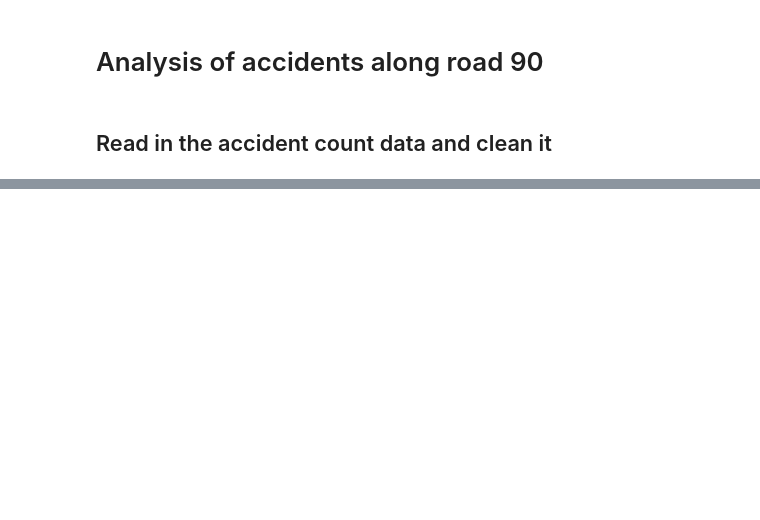
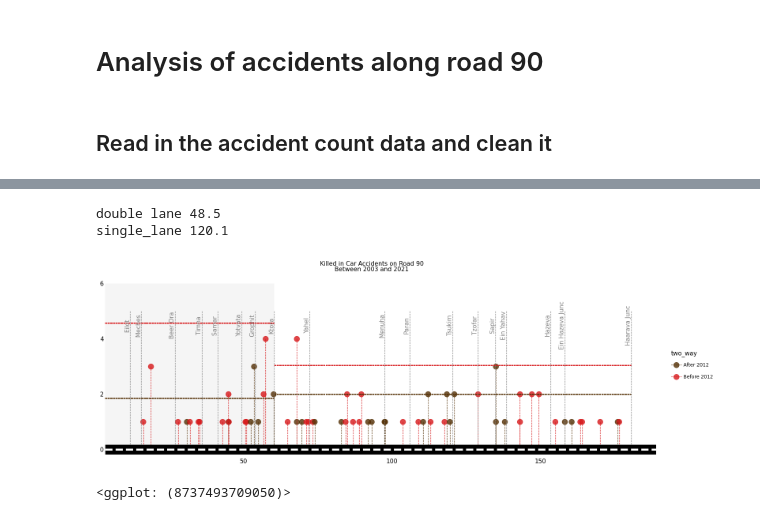
Before and after one commit to omrihar/k90, a Jupyter notebook: notebooks/accidents_90.ipynb, the cells around one changed output, grey strips where cells are left out. Drawn from its saved outputs; the diff is of its cells as text; code cells hidden in the pictures; blank space fills up the shorter version.

```diff
--- a/notebooks/accidents_90.ipynb
+++ b/notebooks/accidents_90.ipynb
@@ -46,3 +53,0 @@ The default value of regex will change from True to False in a future version.
-# %%
-single_lane = [62.7, 183]
-double_lane = [14.8, 62.7]
@@ -70,0 +178,11 @@ df_place
+# %%
+df_junctions = pd.DataFrame({
+    'name': ['Eilot',
+        'Meches', 'Beer Ora', 'Timna', 'Samar', 'Yotvata', 'Grophit', 'Ktora', 'Yahel', 'Menuha', 'Paran',
+        'Tsukim', 'Tzofar', 'Sapir', 'Ein Yahav', 'Hazeva', 'Ein Hazeva Junc', 'Haarava Junc'
+        ],
+    'location':[
+        11.9, 15.6, 27, 36, 41.3, 49.5, 54, 60.4, 72.3, 97.6, 105.9, 120.4, 128.9, 134.8, 138.6, 153.4, 158.2, 180.5]
+})
+
+df_junctions
@@ -70,0 +221,63 @@ df_place
+# %%
+print("double lane", double_lane[1] - double_lane[0])
+print("single_lane", single_lane[1] - single_lane[0])
+# %% [output]
+double lane 48.5
+single_lane 120.1
+# %%
+df_casualties['loc_bins'] = pd.cut(df_casualties.location, bins=50)
+df_casualties['five_year'] = pd.cut(df_casualties.year, bins=[2003, 2005,2010, 2015, 2020, 2021])
+
+color_dict = {
+    'Before 2012': '#d7191c',
+    'After 2012': '#543005'
+}
+height_base=10
+(
+    df_casualties
+    >> group_by(_.location, _.year)
+    # >> filter(_.year > 2012)
+    >> summarize(total=_.killed.sum(), mean_loc=_.location.mean())
+    >> mutate(two_way=if_else((_.year < 2012), 'Before 2012', 'After 2012'))
+    >> (
+        ggplot(aes(x='location', y='total'))
+        # One / two way roads
+        + geom_rect(xmin=0, xmax=double_lane[1], ymin=0, ymax=6, alpha=1, fill='#F5F5F5')
+
+        # Casualties
+        + geom_point(aes(color='two_way'), size=5,  alpha=.8) # + scale_color_identity()
+        + geom_segment(aes(xend='location', color='two_way'), yend=0, linetype='dashed')
+
+        + scale_color_manual(color_dict)
+
+        # Casualties per year per place
+        + geom_segment(x=0, xend=double_lane[1], y=2.222222*100/length_double_lane, yend=2.222222*100/length_double_lane, linetype='dashed', color=color_dict['Before 2012'])
+        + geom_segment(x=0, xend=double_lane[1], y=0.9*100/length_double_lane, yend=0.9*100/length_double_lane, linetype='dashed', color=color_dict['After 2012'])
+
+        + geom_segment(x=single_lane[0], xend=single_lane[1], y=3.666667*100/length_single_lane, yend=3.666667*100/length_single_lane, linetype='dashed', color=color_dict['Before 2012'])
+        + geom_segment(x=single_lane[0], xend=single_lane[1], y=2.4*100/length_single_lane, yend=2.4*100/length_single_lane, linetype='dashed', color=color_dict['After 2012'])
+
+        # Junctions
+        + geom_segment(aes(x='location', xend='location'), df_junctions, y=0, yend=height_base-5, linetype='dashed', color='gray')
+        + geom_text(aes(x='location', label='name', y='4.5'), df_junctions, angle=90, ha='right', color='gray')
+
+
+        # "Road"
+        + geom_hline(yintercept=0, size=10)
+        + geom_hline(yintercept=0, size=2, color='white', linetype='dashed')
+        + ylim(0, 6)
+        + theme_void()
+        + theme(
+            figure_size=(18, 6),
+            axis_text_x=element_text(),
+            axis_text_y=element_text(),
+            axis_ticks_major=element_line(size=1)
+
+            # axis_line_y=element_line(size=1, color='red')
+        )
+        + ggtitle("Killed in Car Accidents on Road 90\nBetween 2003 and 2021")
+    )
+)
+# %% [output]
+[figure, added]
+<ggplot: (8737493709050)>
```
Also changed, not shown: parts of 25 cells of this notebook, 4 other files.
